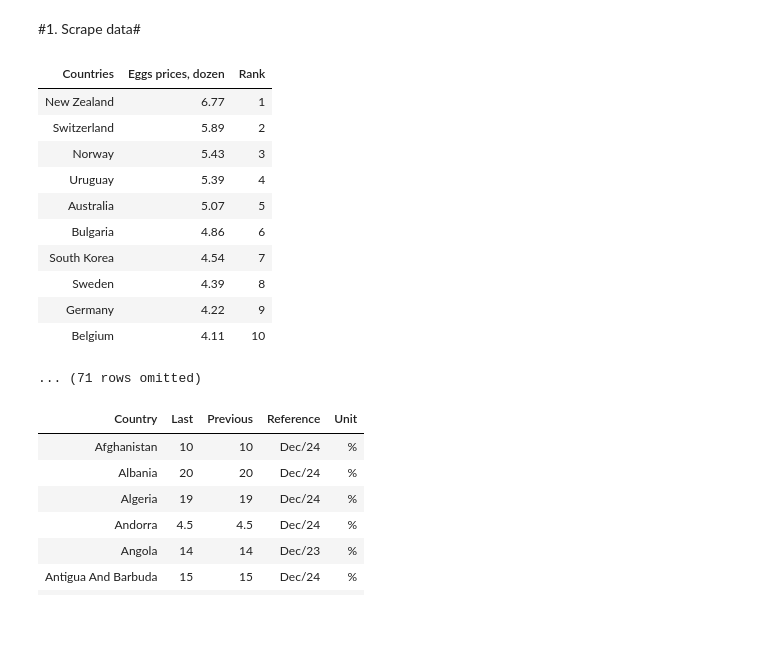
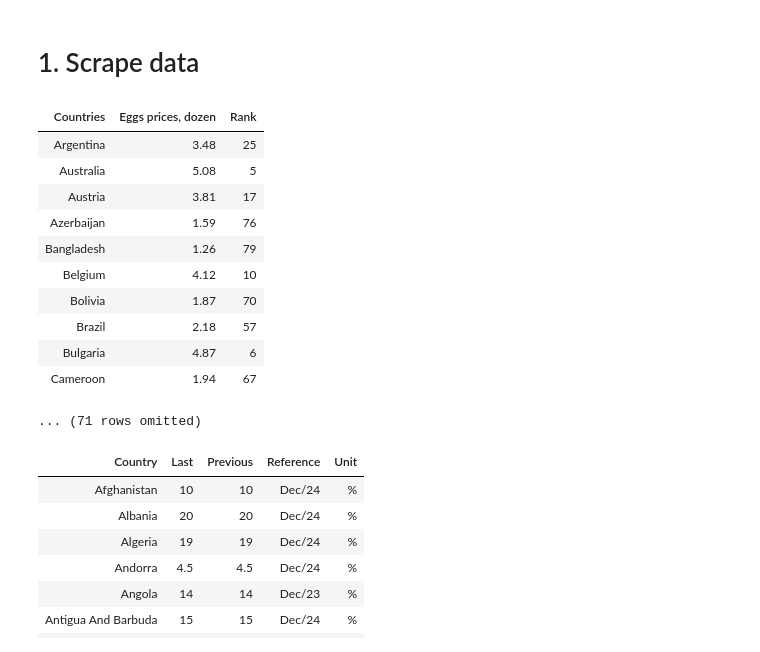
Before and after one commit to aneesakram/CMPUT-191---A3, a Jupyter notebook: work.ipynb, the cells around one changed output. Saved outputs shown, nothing was run; the diff lists cells and outputs as text; code cells hidden in the pictures; blank space fills up the shorter version.

```diff
--- a/work.ipynb
+++ b/work.ipynb
@@ -16,7 +23,7 @@ def scrape_table(table):
     df = pd.DataFrame(df[0])
     return Table.from_df(df)
 # %% [markdown]
-#1. Scrape data#
+# 1. Scrape data
 # %%
 egg_price_url = "https://www.globalproductprices.com/rankings/egg_prices/"
 tax_rate_url = "https://tradingeconomics.com/country-list/sales-tax-rate"
@@ -24,23 +31,24 @@ currency_url = "https://taxsummaries.pwc.com/glossary/currency-codes"
 # %%
 #Scrape data from egg_price_url
 egg_price_request = requests.get(egg_price_url)
 egg_soup = BeautifulSoup(egg_price_request.text, 'html.parser')
 
 raw_price_table = egg_soup.find('table')
 egg_price_table = scrape_table(raw_price_table)
+egg_price_table = egg_price_table.sort("Countries")
 egg_price_table
 # %% [output]
 | Countries | Eggs prices, dozen | Rank |
-| New Zealand | 6.77 | 1 |
-| Switzerland | 5.89 | 2 |
-| Norway | 5.43 | 3 |
-| Uruguay | 5.39 | 4 |
-| Australia | 5.07 | 5 |
-| Bulgaria | 4.86 | 6 |
-| South Korea | 4.54 | 7 |
-| Sweden | 4.39 | 8 |
-| Germany | 4.22 | 9 |
-| Belgium | 4.11 | 10 |
+| Argentina | 3.48 | 25 |
+| Australia | 5.08 | 5 |
+| Austria | 3.81 | 17 |
+| Azerbaijan | 1.59 | 76 |
+| Bangladesh | 1.26 | 79 |
+| Belgium | 4.12 | 10 |
+| Bolivia | 1.87 | 70 |
+| Brazil | 2.18 | 57 |
+| Bulgaria | 4.87 | 6 |
+| Cameroon | 1.94 | 67 |
 ... (71 rows omitted)
 # %%
 #Scrape data from tax_rate_url
```
Also changed, not shown: parts of 17 cells of this notebook.
